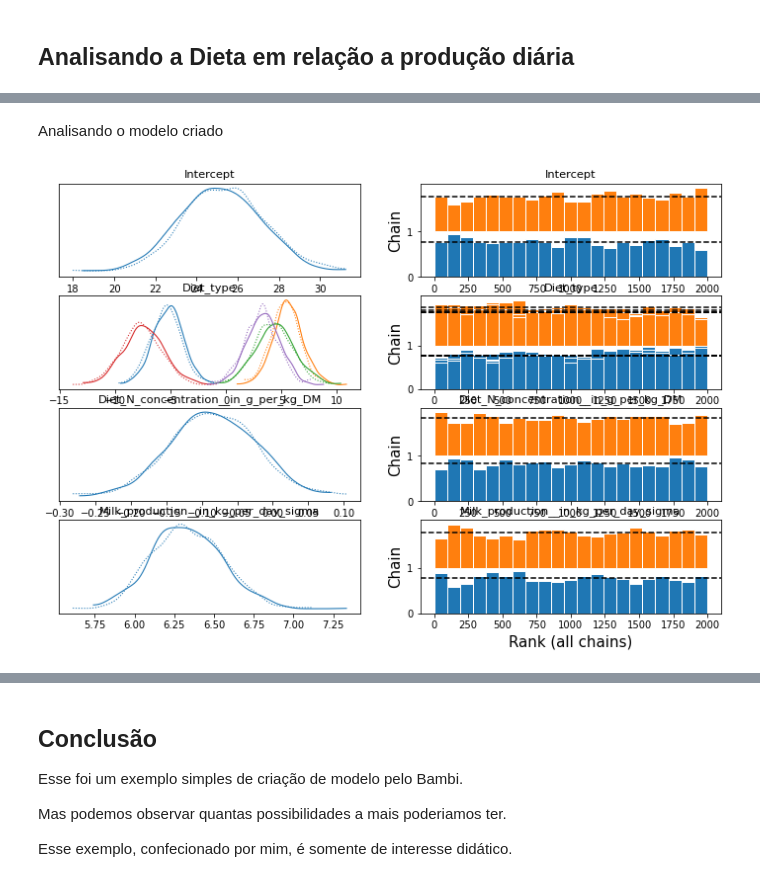
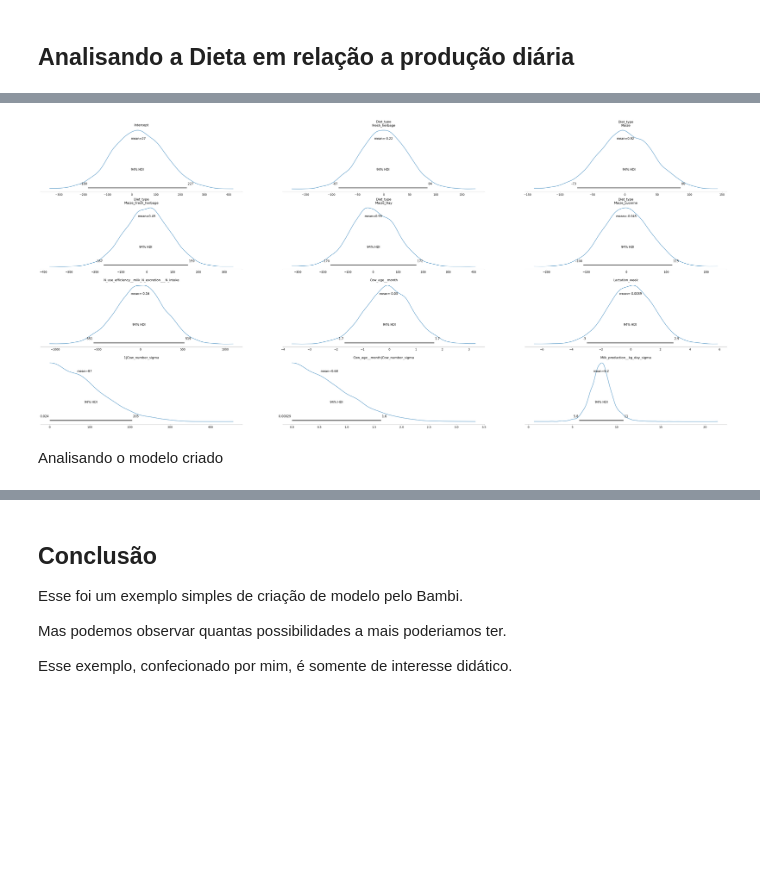
Before and after one commit to nelciojr/Projeto-de-Regress-o-Linear-Bayesiana, a Jupyter notebook: B_Model.ipynb, the cells around one changed output, grey strips where cells are left out. Saved outputs shown, nothing was run; the diff lists cells and outputs as text; code cells hidden in the pictures; blank space fills up the shorter version.

```diff
--- a/B_Model.ipynb
+++ b/B_Model.ipynb
@@ -98,4 +107,4 @@ Modelo criado a partir do tipo da dieta e a concentração de N.
 # %%
-model = bmb.Model("Milk_production__in_kg_per_day ~ Diet_type + Diet_N_concentration__in_g_per_kg_DM", df, dropna=True)
-fitted = model.fit()
+model = bmb.Model("Milk_production__kg_day ~ Diet_type + N_use_efficiency__milk_N_excretion___N_intake + Cow_age__month + Lactation_week + (Cow_age__month|Cow_number)", df)
+fitted = model.fit(tune=3000)
 # %% [output]
@@ -105,6 +113,6 @@ WARNING:aesara.tensor.blas:We did not find a dynamic library in the library_dir
+# %%
+model.plot_priors();
+# %% [output]
+[figure, added]
 # %% [markdown]
 Analisando o modelo criado
-# %%
-az.plot_trace(fitted, kind="rank_bars");
-# %% [output]
-[figure, removed]
```
Also changed, not shown: parts of 23 cells of this notebook.
